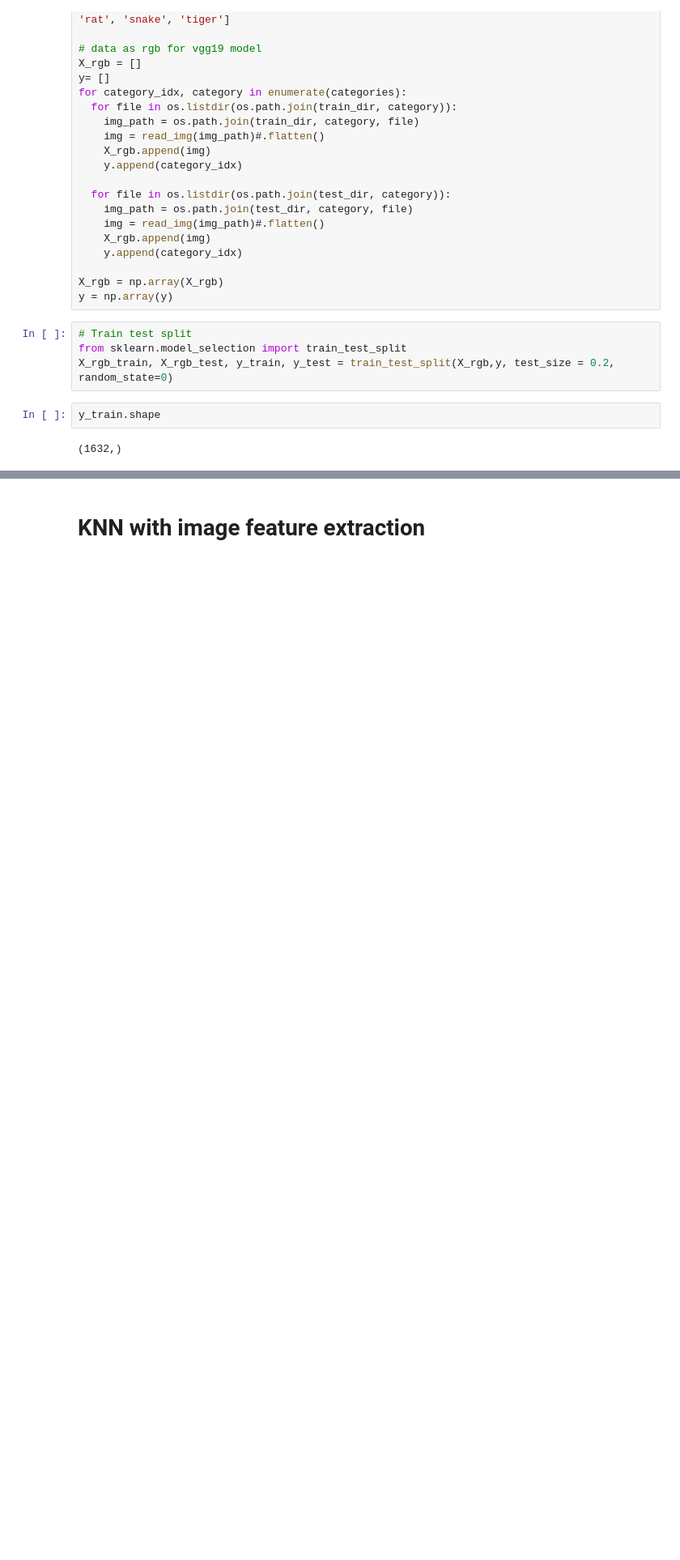
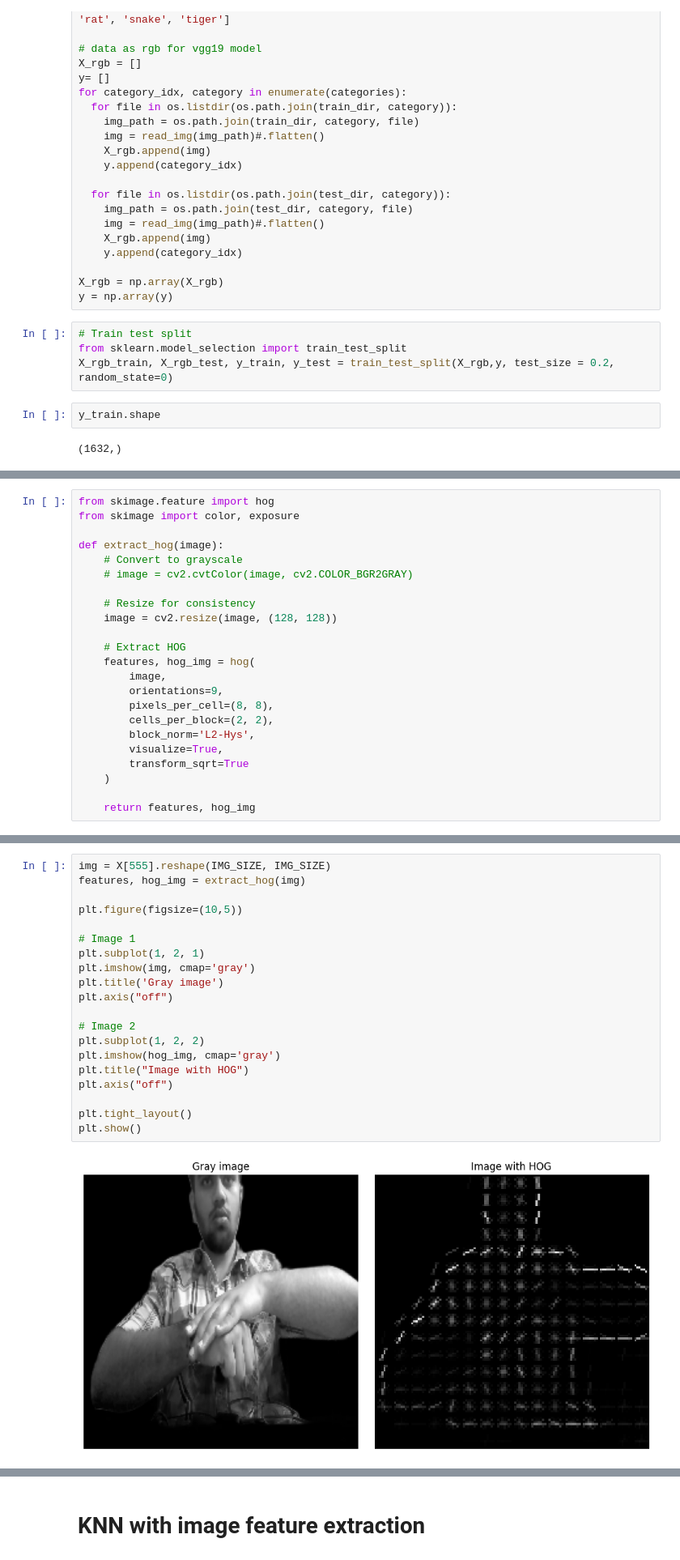
Before and after one commit to Pakin49/Naruto-Hand-Sign-detection, a Jupyter notebook: Naruto_Hand_Sign.ipynb, the cells around one changed output, grey strips where cells are left out. Shown: that part at 81% size. Cells and saved outputs as stored; diff of their text form; blank space fills up the shorter version.

Commit message:
Add HOG visualization

```diff
--- a/Naruto_Hand_Sign.ipynb
+++ b/Naruto_Hand_Sign.ipynb
@@ -198,0 +194,23 @@ y_train.shape
+# %%
+from skimage.feature import hog
+from skimage import color, exposure
+
+def extract_hog(image):
+    # Convert to grayscale
+    # image = cv2.cvtColor(image, cv2.COLOR_BGR2GRAY)
+
+    # Resize for consistency
+    image = cv2.resize(image, (128, 128))
+
+    # Extract HOG
+    features, hog_img = hog(
+        image,
+        orientations=9,
+        pixels_per_cell=(8, 8),
+        cells_per_block=(2, 2),
+        block_norm='L2-Hys',
+        visualize=True,
+        transform_sqrt=True
+    )
+
+    return features, hog_img
@@ -198,0 +258,22 @@ y_train.shape
+# %%
+img = X[555].reshape(IMG_SIZE, IMG_SIZE)
+features, hog_img = extract_hog(img)
+
+plt.figure(figsize=(10,5))
+
+# Image 1
+plt.subplot(1, 2, 1)
+plt.imshow(img, cmap='gray')
+plt.title('Gray image')
+plt.axis("off")
+
+# Image 2
+plt.subplot(1, 2, 2)
+plt.imshow(hog_img, cmap='gray')
+plt.title("Image with HOG")
+plt.axis("off")
+
+plt.tight_layout()
+plt.show()
+# %% [output]
+[figure, added]
```
Also changed, not shown: parts of 12 cells of this notebook.
